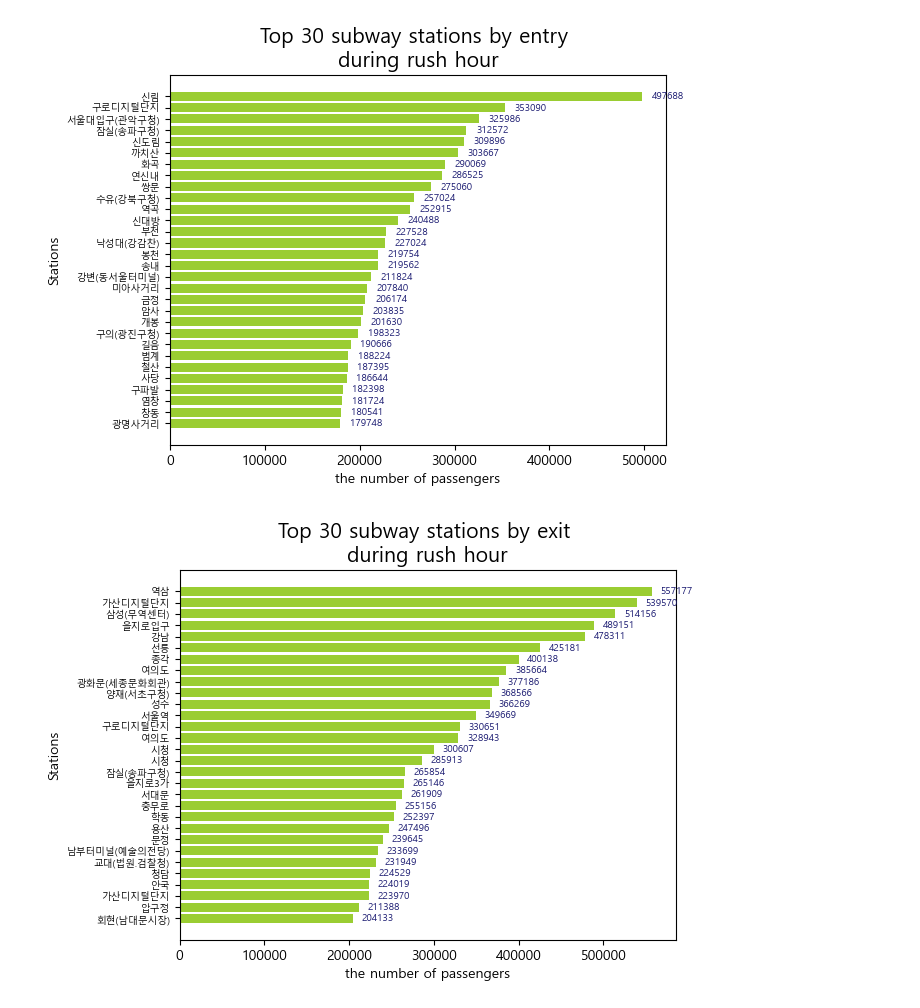
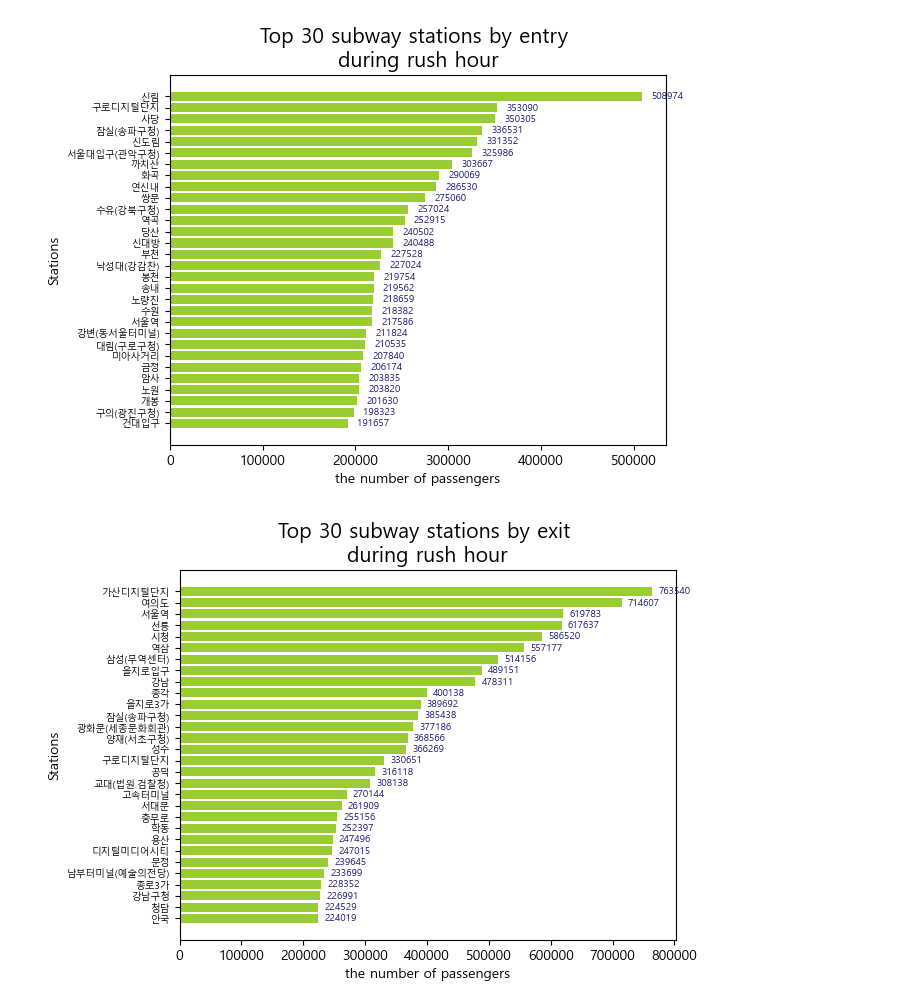
Before and after one commit to YunbinGil/HW6_ybGil, a Jupyter notebook: Q4/q4.ipynb, the cells around one changed output. Saved outputs shown, nothing was run; the diff lists cells and outputs as text; code cells hidden in the pictures.

```diff
--- a/Q4/q4.ipynb
+++ b/Q4/q4.ipynb
@@ -12,51 +12,61 @@ def find_stations(filename, find, title):
     stations = {}
 
     for row in data:
-        if find == '승차':
-            stations[int(row[4])+int(row[6])] = row[3]
-        elif find == '하차' :
-            stations[int(row[5])+int(row[7])] = row[3]
-        elif find == '승하차':
-            stations[int(row[4])+int(row[5])+int(row[6])+int(row[7])] = row[3]
+        if(stations.get(row[3])==None):
+            if find == '승차':
+                stations[row[3]] = int(row[4])+int(row[6])
+            elif find == '하차' :
+                stations[row[3]] = int(row[5])+int(row[7])
+            elif find == '승하차':
+                stations[row[3]]= int(row[4])+int(row[5])+int(row[6])+int(row[7])
+        else:
+            orig = stations.get(row[3])
+            if find == '승차':
+                stations[row[3]] = orig + int(row[4])+int(row[6])
+            elif find == '하차' :
+                stations[row[3]] = orig + int(row[5])+int(row[7])
+            elif find == '승하차':
+                stations[row[3]]= orig + int(row[4])+int(row[5])+int(row[6])+int(row[7])
 
     f.close()
 
-    nums = list(stations.keys())
+    nums = list(stations.values())
     nums.sort(reverse=True)
 
-    stations_30 = []
+    stations_30=[]
+    rstations = {v:k for k,v in stations.items()}
     for i in range(30) :
-        stations_30.append(stations.get(nums[i]))
+        stations_30.append(rstations.get(nums[i]))
 
     # 폰트 경로 설정
     font_path = 'C:/Windows/Fonts/malgun.ttf'
     # 폰트 이름 가져오기
     font_name = fm.FontProperties(fname=font_path).get_name()
     # 폰트 설정
     plt.rc('font', family=font_name)
 
     plt.title(title, fontsize=15)
     plt.barh(range(30), nums[:30], tick_label=stations_30, color='yellowgreen')
     plt.tick_params(axis='y', labelsize=7)
     plt.ylabel('Stations')
     plt.xlabel('the number of passengers')
 
      # 각 막대에 레이블 추가
     for i, v in enumerate(nums[:30]):
         plt.text(v+10000, i, str(v), color='midnightblue', fontsize=7, va='center')
 
     plt.gca().invert_yaxis() #y축 방향 뒤집기
     plt.show()
 
 
 def main():
     titles=['Top 30 subway stations by entry \nduring rush hour', 'Top 30 subway stations by exit \nduring rush hour', 'Top 30 subway stations by total \nduring rush hour']
     find_stations('subway03.csv', '승차', titles[0])
     find_stations('subway03.csv', '하차', titles[1])
     find_stations('subway03.csv', '승하차', titles[2])
 
 if __name__ == '__main__':
     main()
 # %% [output]
-[figure, old version]
+[figure, new version]
-[figure, old version]
+[figure, new version]
```
Also changed, not shown: parts of 1 cell of this notebook, 3 other files.
